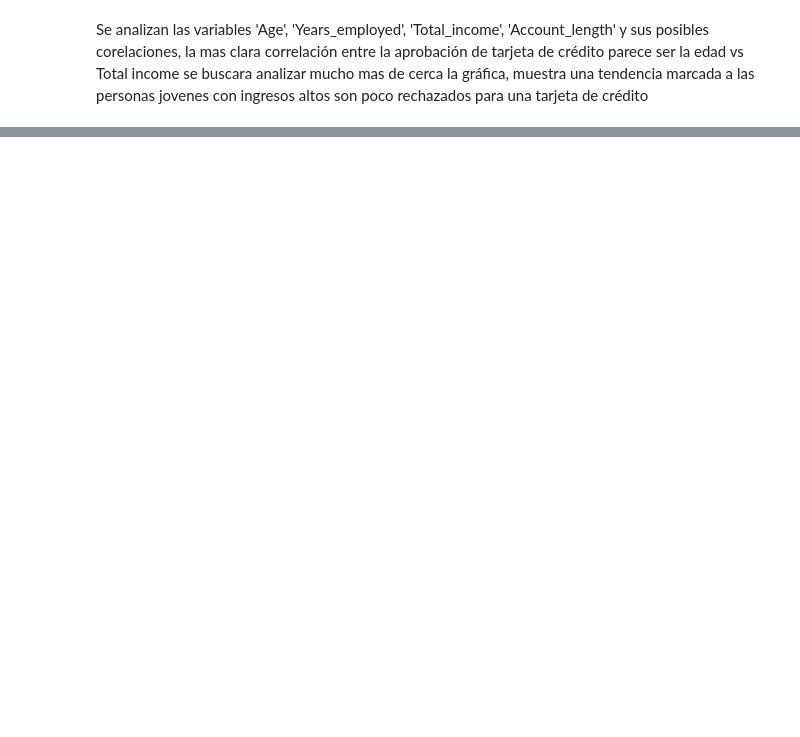
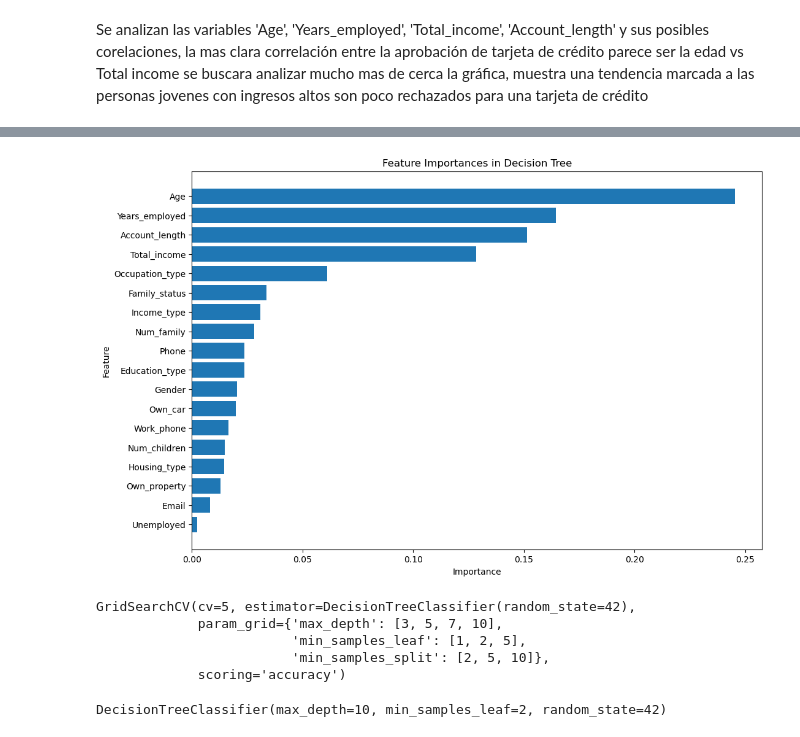
Before and after one commit to AlMayen/coderhouse_DS, a Jupyter notebook: proyectods_parteI_alejandro_mayen.ipynb, the cells around one changed output, grey strips where cells are left out. Drawn from its saved outputs; the diff is of its cells as text; code cells hidden in the pictures; blank space fills up the shorter version.

```diff
--- a/proyectods_parteI_alejandro_mayen.ipynb
+++ b/proyectods_parteI_alejandro_mayen.ipynb
@@ -207,0 +362,18 @@ g = sns.relplot(data=df, x='Total_income',y='Age',hue='credit', kind="scatter")
+# %%
+
+# Crear el modelo de Decision Tree
+model = DecisionTreeClassifier(random_state=42)
+
+# Entrenar el modelo
+model.fit(X_train, y_train)
+
+# Hacer predicciones
+y_pred = model.predict(X_test)
+
+# Evaluar el modelo
+accuracy = accuracy_score(y_test, y_pred)
+report = classification_report(y_test, y_pred)
+
+
+print(f'Accuracy: {accuracy}')
+print(f'Classification Report:\n{report}')
@@ -207,0 +391,6 @@ g = sns.relplot(data=df, x='Total_income',y='Age',hue='credit', kind="scatter")
+# %%
+# Obtener las importancias de las características
+importances = model.feature_importances_
+feature_names = X.columns
+print(importances)
+print(feature_names)
@@ -207,0 +406,9 @@ g = sns.relplot(data=df, x='Total_income',y='Age',hue='credit', kind="scatter")
+# %%
+# Crear un DataFrame para visualizar las importancias
+feature_importances = pd.DataFrame(
+    {'Feature': feature_names, 'Importance': importances})
+feature_importances = feature_importances.sort_values(
+    by='Importance', ascending=False)
+
+# Imprimir las importancias de las características
+print(feature_importances)
@@ -207,0 +435,37 @@ g = sns.relplot(data=df, x='Total_income',y='Age',hue='credit', kind="scatter")
+# %%
+# Visualizar las importancias de las características
+plt.figure(figsize=(12, 8))
+plt.barh(feature_importances['Feature'], feature_importances['Importance'])
+plt.xlabel('Importance')
+plt.ylabel('Feature')
+plt.title('Feature Importances in Decision Tree')
+# Para que las características más importantes aparezcan arriba
+plt.gca().invert_yaxis()
+plt.show()
+# %% [output]
+[figure, added]
+# %%
+from sklearn.model_selection import train_test_split, GridSearchCV
+from imblearn.over_sampling import SMOTE
+
+# Aplicar SMOTE para balancear las clases
+smote = SMOTE(random_state=42)
+X_train_balanced, y_train_balanced = smote.fit_resample(X_train, y_train)
+param_grid = {
+    'max_depth': [3, 5, 7, 10],
+    'min_samples_split': [2, 5, 10],
+    'min_samples_leaf': [1, 2, 5]
+}
+grid_search = GridSearchCV(model, param_grid, cv=5, scoring='accuracy')
+grid_search.fit(X_train_balanced, y_train_balanced)
+# %% [output]
+GridSearchCV(cv=5, estimator=DecisionTreeClassifier(random_state=42),
+             param_grid={'max_depth': [3, 5, 7, 10],
+                         'min_samples_leaf': [1, 2, 5],
+                         'min_samples_split': [2, 5, 10]},
+             scoring='accuracy')
+# %%
+best_model = grid_search.best_estimator_
+best_model
+# %% [output]
+DecisionTreeClassifier(max_depth=10, min_samples_leaf=2, random_state=42)
```
Also changed, not shown: parts of 49 cells of this notebook.
